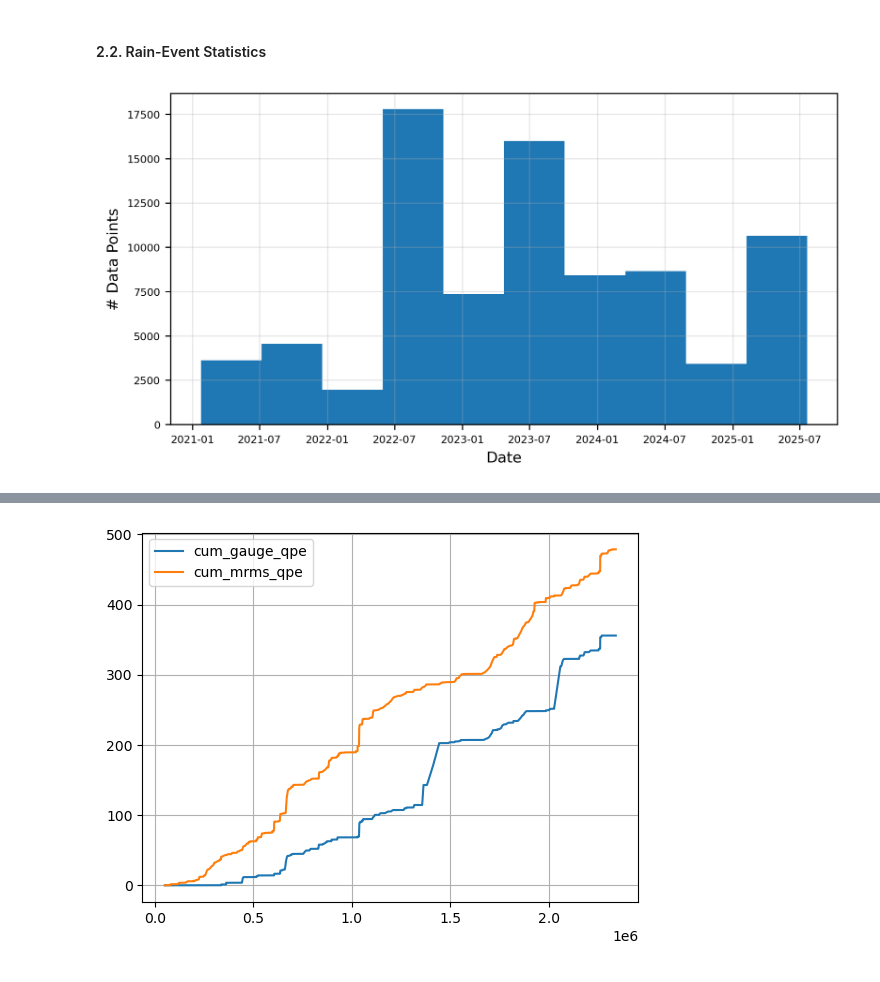
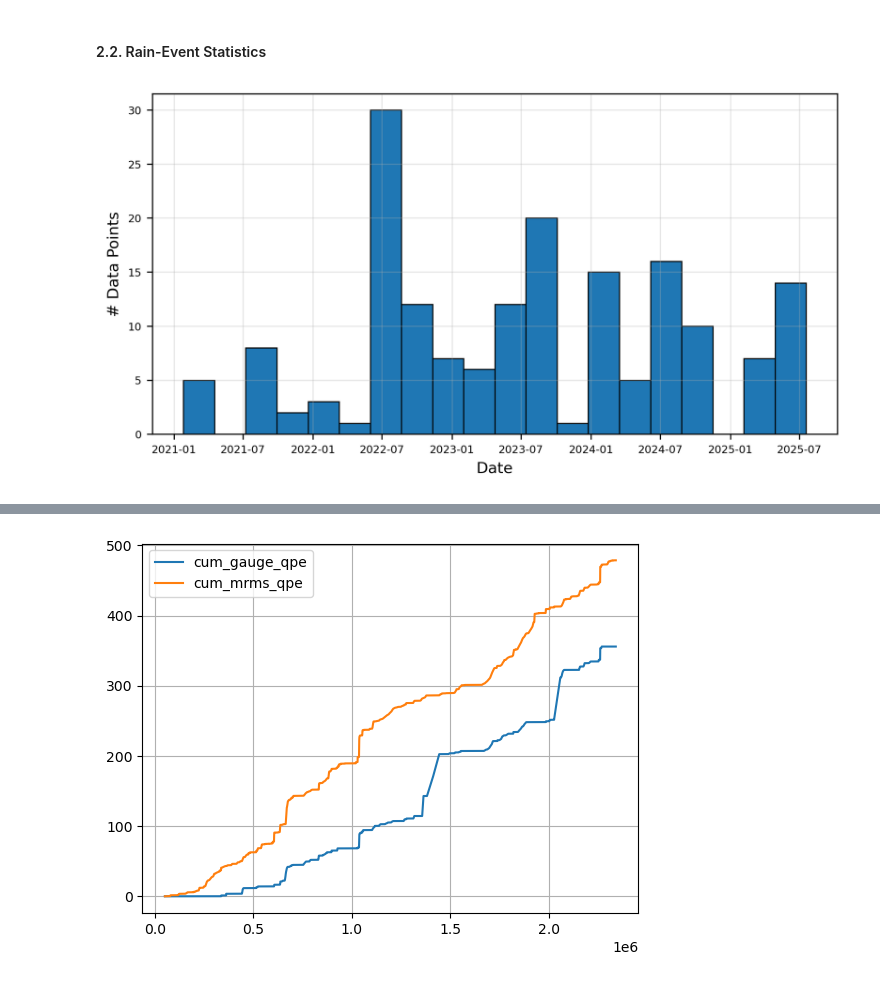
Before and after one commit to leharris3/ccrfcd-gauge-grids, a Jupyter notebook: notebooks/analysis.ipynb, the cells around one changed output, grey strips where cells are left out. Drawn from its saved outputs; the diff is of its cells as text; code cells hidden in the pictures.

```diff
--- a/notebooks/analysis.ipynb
+++ b/notebooks/analysis.ipynb
@@ -202,18 +203,19 @@ df.loc[df['event_id'] > 0.0].head()
 # %% [markdown]
 #### 2.2. Rain-Event Statistics
 # %%
-# list of `start_time` for each unique rain event
-dts = [datetime.strptime(s, "%Y-%m-%d %H:%M:%S") for s in list(event_ids_mapped.keys())]
+# create a list of `start_time` for each unique rain event
+unique_events = df_rain_events.drop_duplicates(subset="event_id")
+dts           = pd.to_datetime(unique_events["start_time"]).tolist()
 # %%
 fig, ax = plt.subplots(figsize=(8, 4), dpi=300)
 
-ax.hist(dts)
+ax.hist(dts, edgecolor='black', linewidth=0.75, bins=20)
 ax.grid(alpha=0.3)
 
 plt.xlabel("Date")
 plt.xticks(fontsize=7)
 plt.ylabel("# Data Points")
 plt.yticks(fontsize=7)
 plt.show()
 # %% [output]
-[figure, old version]
+[figure, new version]
```
Also changed, not shown: parts of 3 cells of this notebook.
